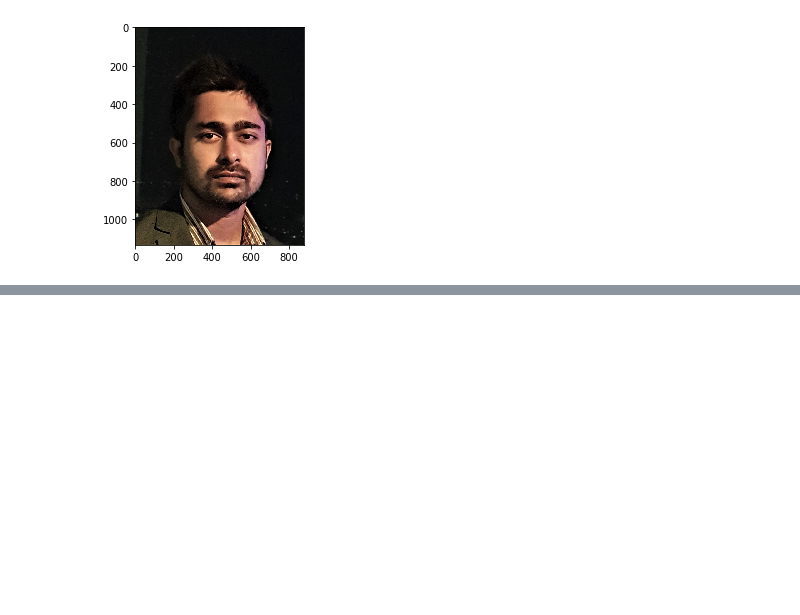
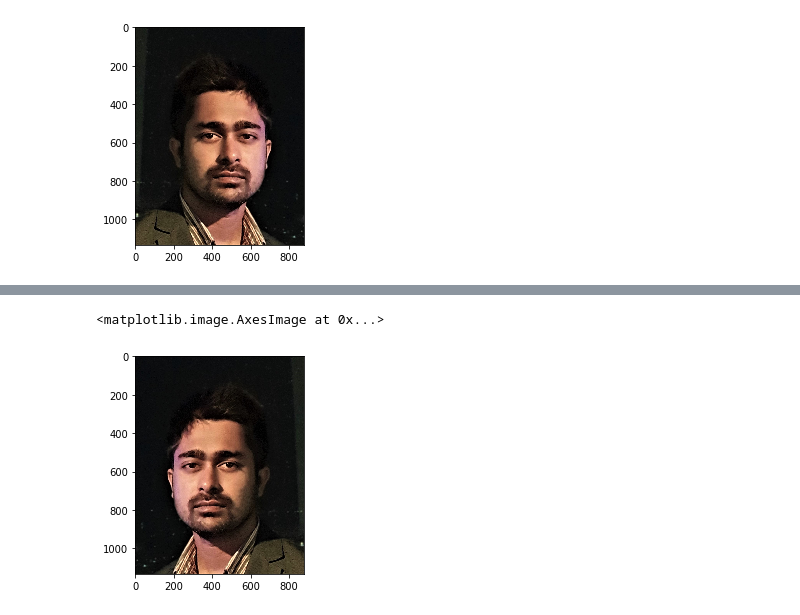
Before and after one commit to shredder47/Numpy-Examples, a Jupyter notebook: Numpy Basics.ipynb, the cells around one changed output, grey strips where cells are left out. Drawn from its saved outputs; the diff is of its cells as text; code cells hidden in the pictures; blank space fills up the shorter version.

```diff
--- a/Numpy Basics.ipynb
+++ b/Numpy Basics.ipynb
@@ -535,0 +760,5 @@ max = 9
+# %%
+plt.imshow(photo[:,::-1])
+# %% [output]
+<matplotlib.image.AxesImage at 0x...>
+[figure, added]
```
Also changed, not shown: parts of 260 cells of this notebook.
